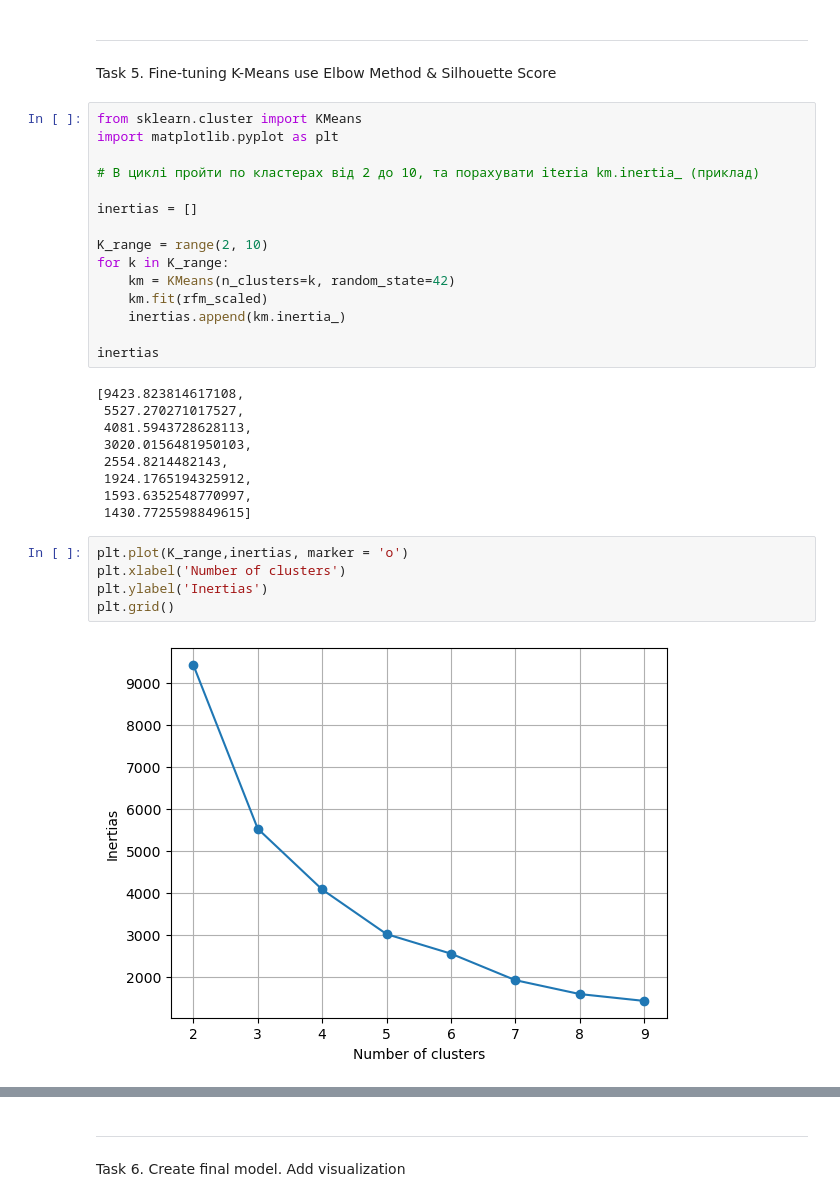
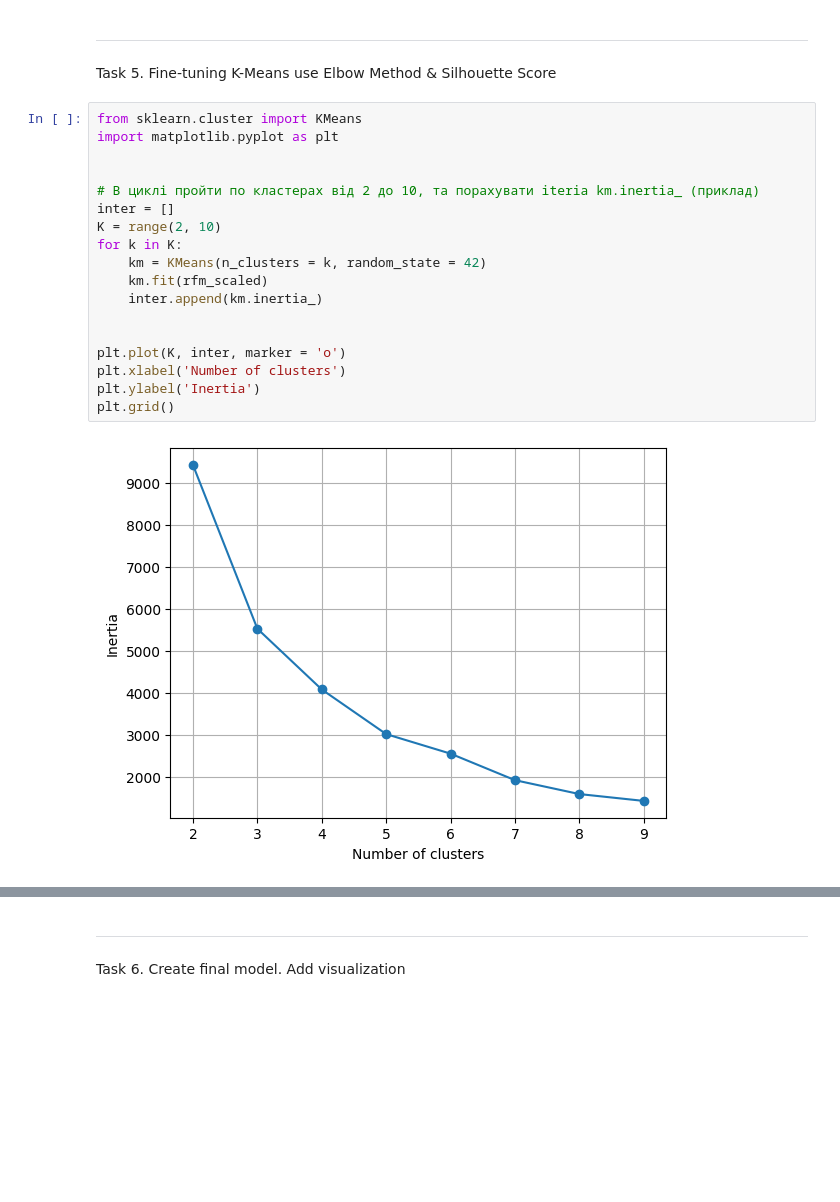
Before and after one commit to HalynaYaremenko/GETTING-DATA, a Jupyter notebook: ML/ml_unsupervised/ml_unsupervised_learning_practise_2026-01-26.ipynb, the cells around one changed output, grey strips where cells are left out. Drawn from its saved outputs; the diff is of its cells as text; blank space fills up the shorter version.

```diff
--- a/ML/ml_unsupervised/ml_unsupervised_learning_practise_2026-01-26.ipynb
+++ b/ML/ml_unsupervised/ml_unsupervised_learning_practise_2026-01-26.ipynb
@@ -270,33 +287,22 @@ Task 5. Fine-tuning K-Means use Elbow Method & Silhouette Score
 # %%
 from sklearn.cluster import KMeans
 import matplotlib.pyplot as plt
 
+
 # В циклі пройти по кластерах від 2 до 10, та порахувати iteria km.inertia_ (приклад)
+inter = []
+K = range(2, 10)
+for k in K:
+    km = KMeans(n_clusters = k, random_state = 42)
+    km.fit(rfm_scaled)
+    inter.append(km.inertia_)
 
-inertias = []
 
-K_range = range(2, 10)
-for k in K_range:
-    km = KMeans(n_clusters=k, random_state=42)
-    km.fit(rfm_scaled)
-    inertias.append(km.inertia_)
-
-inertias
+plt.plot(K, inter, marker = 'o')
+plt.xlabel('Number of clusters')
+plt.ylabel('Inertia')
+plt.grid()
 # %% [output]
-[9423.823814617108,
- 5527.270271017527,
- 4081.5943728628113,
- 3020.0156481950103,
- 2554.8214482143,
- 1924.1765194325912,
- 1593.6352548770997,
- 1430.7725598849615]
+[figure, added]
-# %%
-plt.plot(K_range,inertias, marker = 'o')
-plt.xlabel('Number of clusters')
-plt.ylabel('Inertias')
-plt.grid()
-# %% [output]
-[figure, removed]
 # %%
 # Silhouette Score
```
Also changed, not shown: parts of 68 cells of this notebook, 5 other files.
